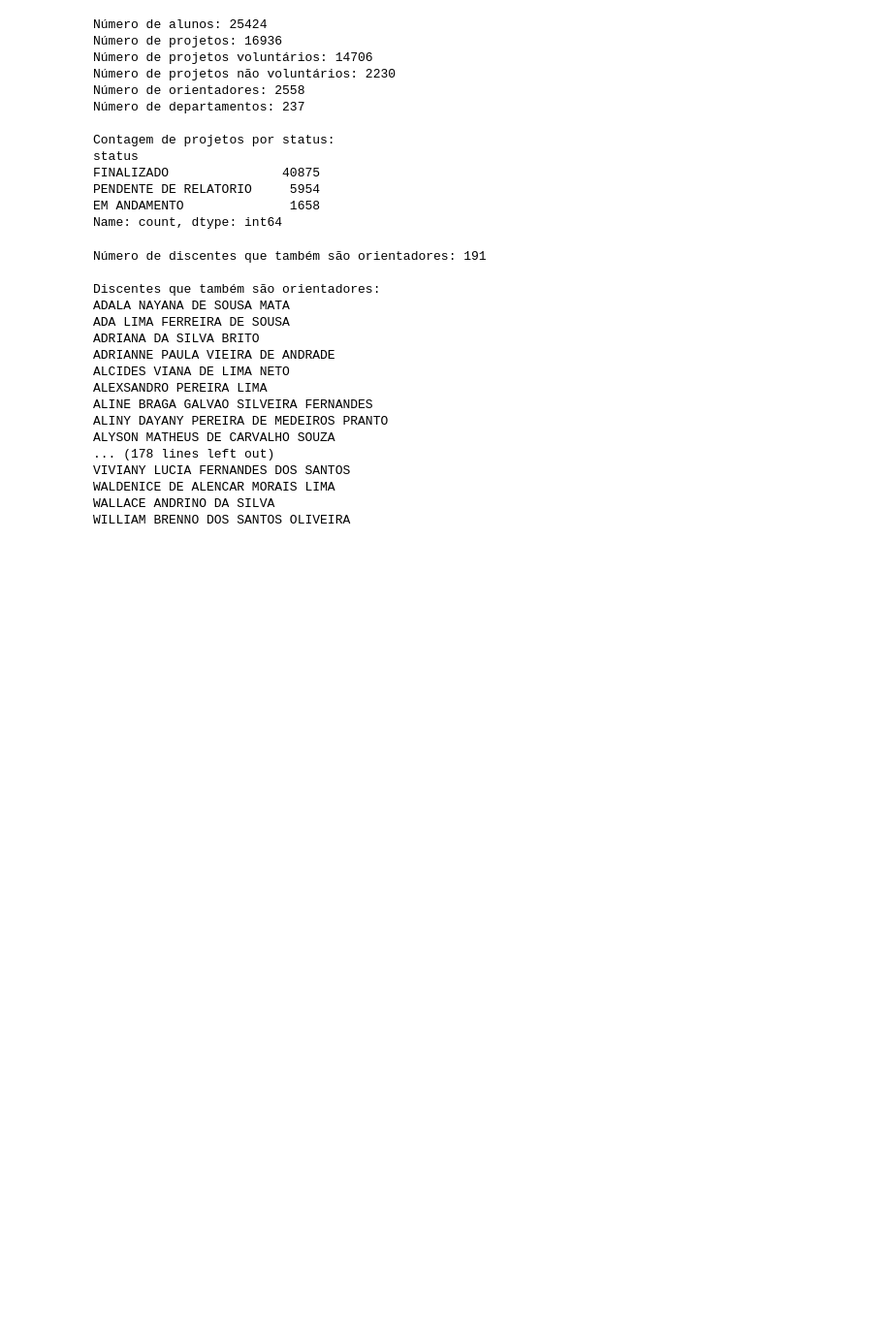
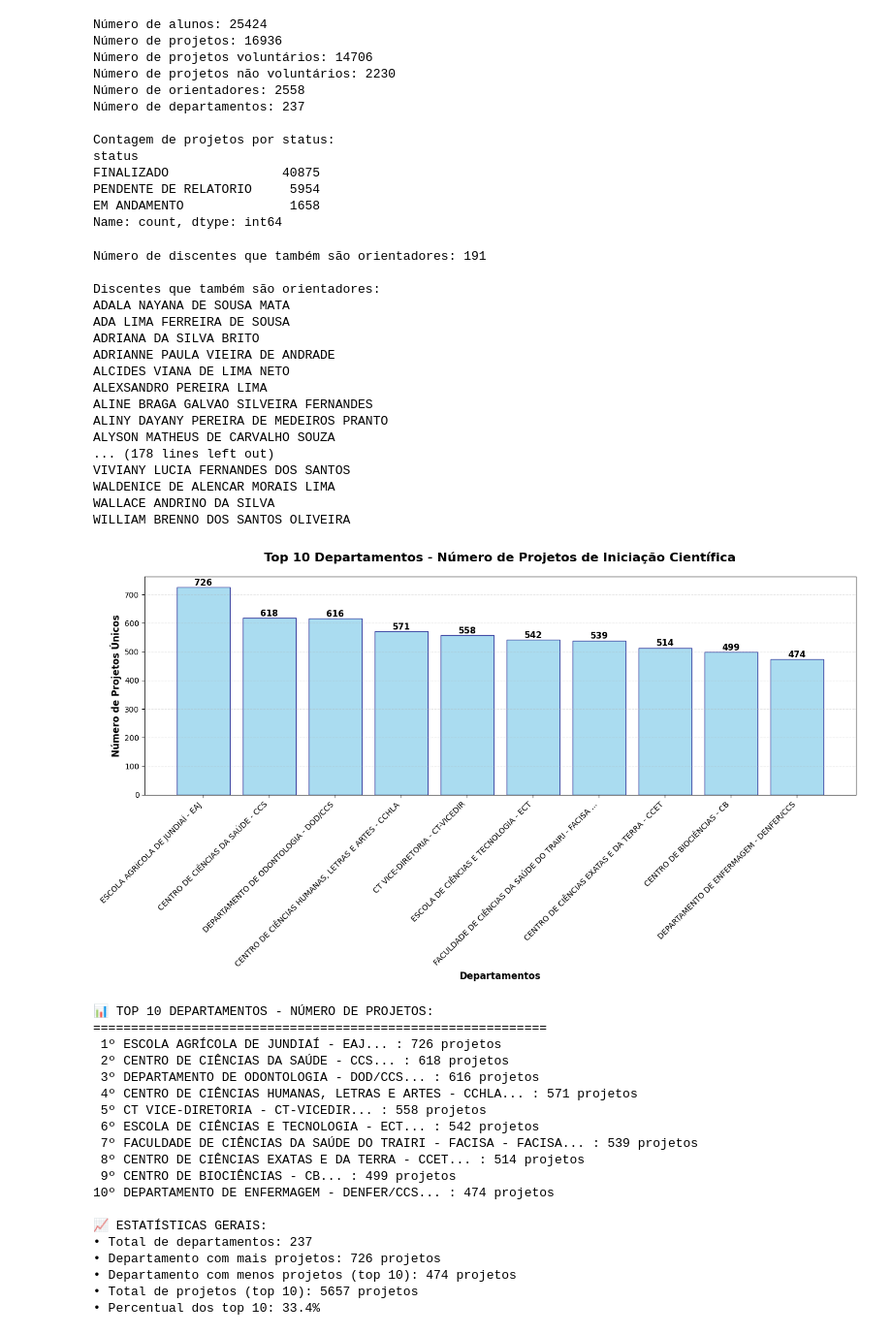
Before and after one commit to LukasMarquess/Grafos---Bolsas-IC-UFRN, a Jupyter notebook: Informações_DadosIC.ipynb, the cells around one changed output. Shown at 97% size. Drawn from its saved outputs; the diff is of its cells as text; code cells hidden in the pictures; blank space fills up the shorter version.

Commit message:
Adicionando grafo 3D e adicionando gráfico de projetos pode departamento

```diff
--- a/Informações_DadosIC.ipynb
+++ b/Informações_DadosIC.ipynb
@@ -88,3 +88,76 @@ VIVIANY LUCIA FERNANDES DOS SANTOS
 WALDENICE DE ALENCAR MORAIS LIMA
 WALLACE ANDRINO DA SILVA
 WILLIAM BRENNO DOS SANTOS OLIVEIRA
+# %%
+import matplotlib.pyplot as plt
+import pandas as pd
+
+# Contar número de projetos únicos por departamento
+projetos_por_departamento = df.groupby('Unidade')['Codigo_Projeto'].nunique().reset_index()
+projetos_por_departamento.columns = ['Departamento', 'Numero_Projetos']
+
+# Ordenar por número de projetos (decrescente) e pegar os top 10
+top_10_departamentos = projetos_por_departamento.sort_values('Numero_Projetos', ascending=False).head(10)
+
+# Criar o gráfico de barras
+plt.figure(figsize=(14, 8))
+bars = plt.bar(range(len(top_10_departamentos)), top_10_departamentos['Numero_Projetos'],
+               color='skyblue', edgecolor='navy', alpha=0.7)
+
+# Personalizar o gráfico
+plt.title('Top 10 Departamentos - Número de Projetos de Iniciação Científica', fontsize=16, fontweight='bold', pad=20)
+plt.xlabel('Departamentos', fontsize=12, fontweight='bold')
+plt.ylabel('Número de Projetos Únicos', fontsize=12, fontweight='bold')
+
+# Configurar rótulos do eixo x
+departamentos_labels = [dept[:50] + '...' if len(dept) > 50 else dept for dept in top_10_departamentos['Departamento']]
+plt.xticks(range(len(top_10_departamentos)), departamentos_labels, rotation=45, ha='right', fontsize=10)
+
+# Adicionar valores no topo de cada barra
+for i, bar in enumerate(bars):
+    height = bar.get_height()
+    plt.text(bar.get_x() + bar.get_width()/2., height + 0.5,
+             f'{int(height)}', ha='center', va='bottom', fontweight='bold', fontsize=11)
+
+# Adicionar grid para melhor visualização
+plt.grid(axis='y', alpha=0.3, linestyle='--')
+
+# Ajustar layout para evitar corte de rótulos
+plt.tight_layout()
+
+# Exibir o gráfico
+plt.show()
+
+# Mostrar estatísticas dos top 10
+print("📊 TOP 10 DEPARTAMENTOS - NÚMERO DE PROJETOS:")
+print("="*60)
+for i, (idx, row) in enumerate(top_10_departamentos.iterrows(), 1):
+    print(f"{i:2d}º {row['Departamento'][:60]}... : {row['Numero_Projetos']} projetos")
+
+print(f"\n📈 ESTATÍSTICAS GERAIS:")
+print(f"• Total de departamentos: {len(projetos_por_departamento)}")
+print(f"• Departamento com mais projetos: {top_10_departamentos.iloc[0]['Numero_Projetos']} projetos")
+print(f"• Departamento com menos projetos (top 10): {top_10_departamentos.iloc[-1]['Numero_Projetos']} projetos")
+print(f"• Total de projetos (top 10): {top_10_departamentos['Numero_Projetos'].sum()} projetos")
+print(f"• Percentual dos top 10: {(top_10_departamentos['Numero_Projetos'].sum() / projetos_por_departamento['Numero_Projetos'].sum() * 100):.1f}%")
+# %% [output]
+[figure, added]
+📊 TOP 10 DEPARTAMENTOS - NÚMERO DE PROJETOS:
+============================================================
+ 1º ESCOLA AGRÍCOLA DE JUNDIAÍ - EAJ... : 726 projetos
+ 2º CENTRO DE CIÊNCIAS DA SAÚDE - CCS... : 618 projetos
+ 3º DEPARTAMENTO DE ODONTOLOGIA - DOD/CCS... : 616 projetos
+ 4º CENTRO DE CIÊNCIAS HUMANAS, LETRAS E ARTES - CCHLA... : 571 projetos
+ 5º CT VICE-DIRETORIA - CT-VICEDIR... : 558 projetos
+ 6º ESCOLA DE CIÊNCIAS E TECNOLOGIA - ECT... : 542 projetos
+ 7º FACULDADE DE CIÊNCIAS DA SAÚDE DO TRAIRI - FACISA - FACISA... : 539 projetos
+ 8º CENTRO DE CIÊNCIAS EXATAS E DA TERRA - CCET... : 514 projetos
+ 9º CENTRO DE BIOCIÊNCIAS - CB... : 499 projetos
+10º DEPARTAMENTO DE ENFERMAGEM - DENFER/CCS... : 474 projetos
+
+📈 ESTATÍSTICAS GERAIS:
+• Total de departamentos: 237
+• Departamento com mais projetos: 726 projetos
+• Departamento com menos projetos (top 10): 474 projetos
+• Total de projetos (top 10): 5657 projetos
+• Percentual dos top 10: 33.4%
```
Also changed, not shown: 1 other file.
